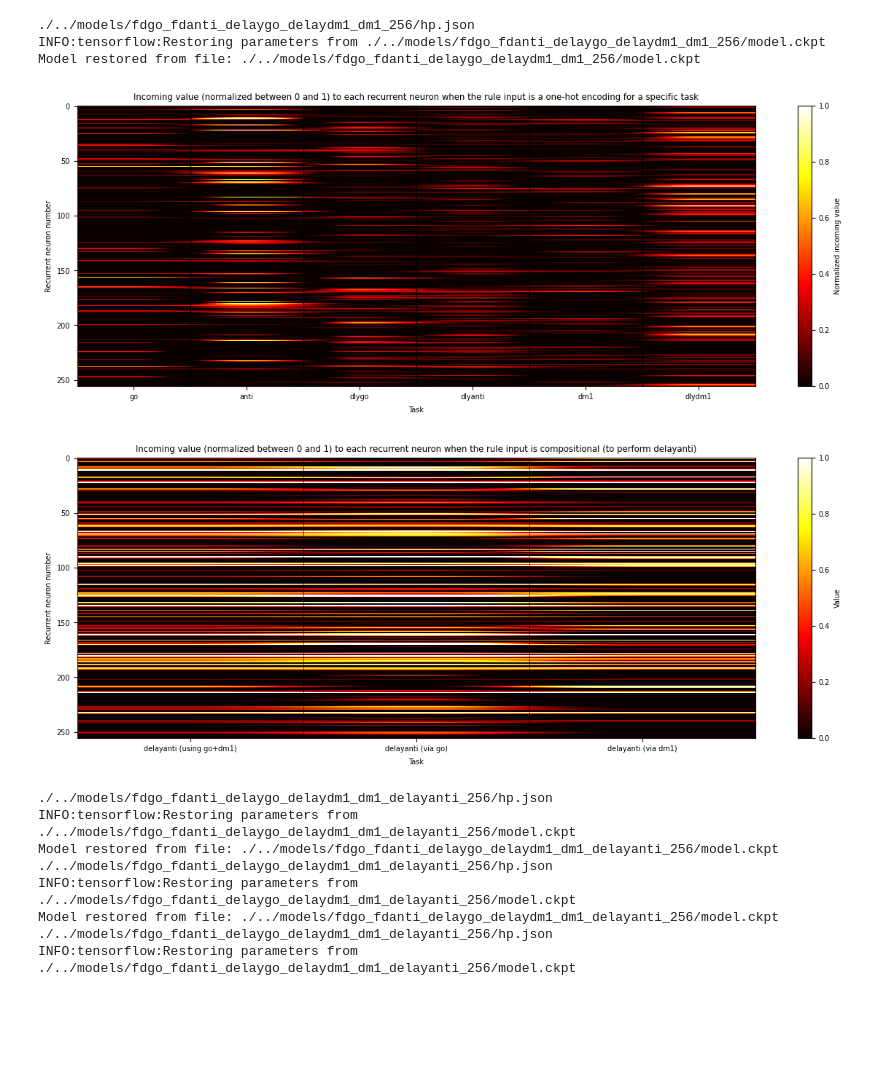
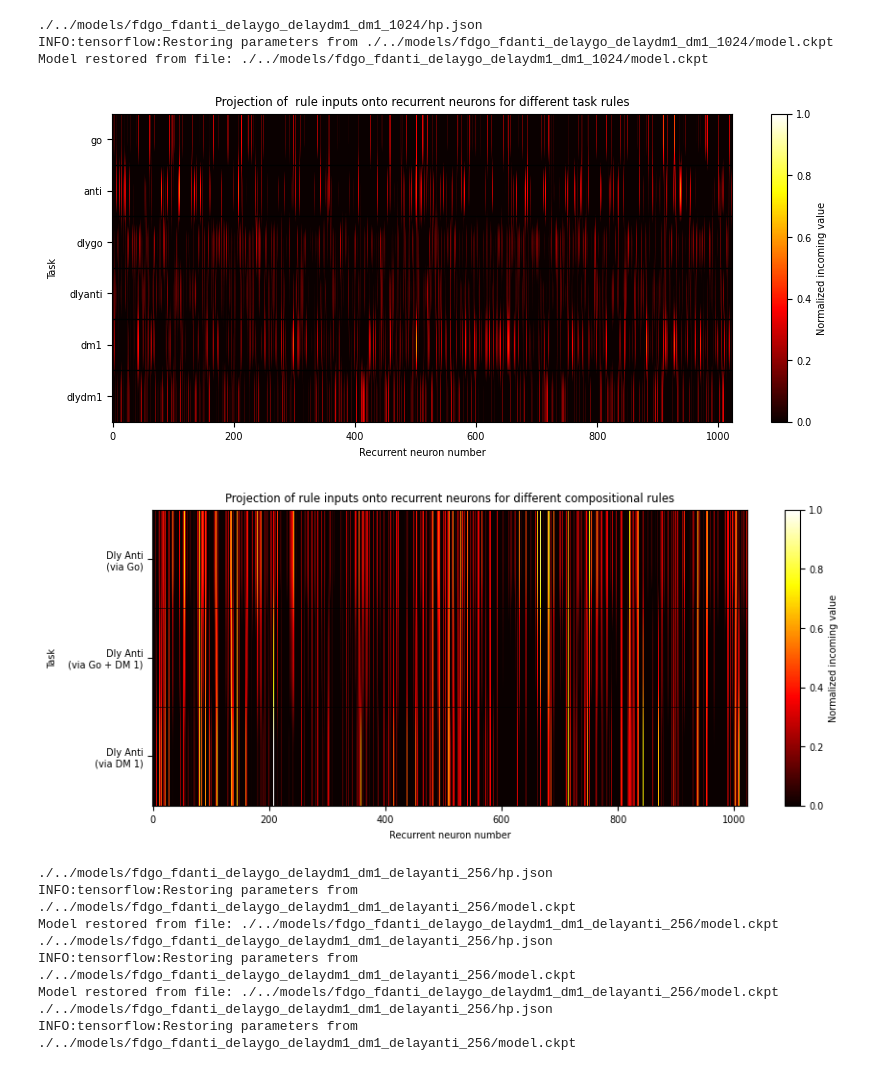
Before and after one commit to burnhamdr/multitask, a Jupyter notebook: rt_visualization.ipynb, the cells around one changed output. Cells and saved outputs as stored; diff of their text form; code cells hidden in the pictures; blank space fills up the shorter version.

```diff
--- a/rt_visualization.ipynb
+++ b/rt_visualization.ipynb
@@ -21,5 +333,5 @@ import matplotlib.pyplot as plt
 # %%
-model_dir='./../models/fdgo_fdanti_delaygo_delaydm1_dm1_256'
+model_dir='./../models/fdgo_fdanti_delaygo_delaydm1_dm1_1024'
 
 model=Model(model_dir)
 
@@ -45,63 +357,67 @@ learned_task_rules={'go':[1,0,0,0,0,0,0,0,0,0,0,0,0,0,0,0,0,0,0,0,0,0],
                     }
 
 compositional_task_rules={#'original delayanti':[0,0,0,0,0,1,0,0,0,0,0,0,0,0,0,0,0,0,0,0,0,0],
-                        'delayanti (using go+dm1)':0.5*np.array([-1,0,1,1,0,0,0,0,0,0,0,0,0,0,0,0,0,0,0,0,0,0])+0.5*np.array([0,0,0,1,0,0,-1,0,0,0,0,1,0,0,0,0,0,0,0,0,0,0]),
-                        'delayanti (via go)':[-1,0,1,1,0,0,0,0,0,0,0,0,0,0,0,0,0,0,0,0,0,0],
-                        'delayanti (via dm1)':[0,0,0,1,0,0,-1,0,0,0,0,1,0,0,0,0,0,0,0,0,0,0],
+                        'Dly Anti\n (via Go)':[-1,0,1,1,0,0,0,0,0,0,0,0,0,0,0,0,0,0,0,0,0,0],
+                        'Dly Anti\n (via Go + DM 1)':0.5*np.array([-1,0,1,1,0,0,0,0,0,0,0,0,0,0,0,0,0,0,0,0,0,0])+0.5*np.array([0,0,0,1,0,0,-1,0,0,0,0,1,0,0,0,0,0,0,0,0,0,0]),
+                        'Dly Anti\n (via DM 1)':[0,0,0,1,0,0,-1,0,0,0,0,1,0,0,0,0,0,0,0,0,0,0],
                         #'delayanti (via dm2)':[0,0,0,1,0,0,0,-1,0,0,0,0,1,0,0,0,0,0,0,0,0,0],
                         #'delayanti (via ctxdm1)':[0,0,0,1,0,0,0,0,-1,0,0,0,0,1,0,0,0,0,0,0,0,0],
                         #'delayanti (via ctxdm2)':[0,0,0,1,0,0,0,0,0,-1,0,0,0,0,1,0,0,0,0,0,0,0],
                         #'delayanti (via multidm)':[0,0,0,1,0,0,0,0,0,0,-1,0,0,0,0,1,0,0,0,0,0,0]
                         }
 
 with tf.Session() as sess:
     model.restore()
 
     in_weights=model.w_in.eval()
     rule_in_weights=in_weights[-22:,:]
 
     one_hot_rules_proj = np.empty((rule_in_weights.shape[1],0))
     comp_rules_proj = np.empty((rule_in_weights.shape[1],0))
 
     for task in learned_task_rules:
         rule_input = learned_task_rules[task]
         res_normal = np.expand_dims(np.matmul(rule_input, rule_in_weights),axis=1)
         one_hot_rules_proj = np.concatenate((one_hot_rules_proj, res_normal), axis=1)
 
-    plt.figure(figsize=(15,5))
-    plt.title('Incoming value (normalized between 0 and 1) to each recurrent neuron when the rule input is a one-hot encoding for a specific task')
-    plt.ylabel('Recurrent neuron number')
-    plt.xlabel('Task', labelpad=len([task for task in learned_task_rules]))
-    plt.imshow(one_hot_rules_proj,aspect='auto',cmap='hot',vmin=0,vmax=1)
+    one_hot_rules_proj=one_hot_rules_proj.T
+
+    fig,ax = plt.subplots(figsize=(10,4))
+    ax.set_title('Projection of  rule inputs onto recurrent neurons for different task rules')
+    ax.set_xlabel('Recurrent neuron number')
+    ax.set_ylabel('Task', labelpad=len([task for task in learned_task_rules]))
+    hmap=ax.imshow(one_hot_rules_proj,aspect='auto',cmap='hot',vmin=0,vmax=1)
     task_list=[task for task in learned_task_rules]
-    plt.xticks(range(len(task_list)),task_list)
-    plt.colorbar(label="Normalized incoming value")
+    ax.set_yticks(range(len(task_list)),task_list)
+    cbar=fig.colorbar(hmap,label="Normalized incoming value")
     for x in range(1, len(task_list)):
-        plt.axvline(x - 0.5, color='black', linewidth=1.)
+        ax.axhline(x - 0.5, color='black', linewidth=1.)
     plt.show()
 
     for task in compositional_task_rules:
         rule_input = compositional_task_rules[task]
         res_normal = np.expand_dims(np.matmul(rule_input, rule_in_weights),axis=1)
         comp_rules_proj = np.concatenate((comp_rules_proj, res_normal), axis=1)
 
-    plt.figure(figsize=(15,5))
-    plt.title('Incoming value (normalized between 0 and 1) to each recurrent neuron when the rule input is compositional (to perform delayanti)')
-    plt.ylabel('Recurrent neuron number')
-    plt.xlabel('Task', labelpad=len([task for task in learned_task_rules]))
-    plt.imshow(comp_rules_proj,aspect='auto',cmap='hot',vmin=0,vmax=1)
+    comp_rules_proj=comp_rules_proj.T
+
+    fig,ax=plt.subplots(figsize=(10,4))
+    ax.set_title('Projection of rule inputs onto recurrent neurons for different compositional rules')
+    ax.set_xlabel('Recurrent neuron number')
+    ax.set_ylabel('Task', labelpad=len([task for task in learned_task_rules]))
+    hmap=ax.imshow(comp_rules_proj,aspect='auto',cmap='hot',vmin=0,vmax=1)
     task_list=[task for task in compositional_task_rules]
-    plt.xticks(range(len(task_list)),task_list)
-    plt.colorbar(label="Value")
+    ax.set_yticks(range(len(task_list)),task_list)
+    cbar=fig.colorbar(hmap,label="Normalized incoming value")
     for x in range(1, len(task_list)):
-        plt.axvline(x - 0.5, color='black', linewidth=0.5)
+        ax.axhline(x - 0.5, color='black', linewidth=0.5)
     plt.show()
 # %% [output]
-./../models/fdgo_fdanti_delaygo_delaydm1_dm1_256/hp.json
-INFO:tensorflow:Restoring parameters from ./../models/fdgo_fdanti_delaygo_delaydm1_dm1_256/model.ckpt
-Model restored from file: ./../models/fdgo_fdanti_delaygo_delaydm1_dm1_256/model.ckpt
+./../models/fdgo_fdanti_delaygo_delaydm1_dm1_1024/hp.json
+INFO:tensorflow:Restoring parameters from ./../models/fdgo_fdanti_delaygo_delaydm1_dm1_1024/model.ckpt
+Model restored from file: ./../models/fdgo_fdanti_delaygo_delaydm1_dm1_1024/model.ckpt
-[figure, old version]
+[figure, new version]
-[figure, old version]
+[figure, new version]
 # %%
 model_dir='./../models/fdgo_fdanti_delaygo_delaydm1_dm1_delayanti_256'
 replace_rule= ['fdgo', 'reactgo', 'delaygo', 'fdanti', 'reactanti', 'delayanti',
```
Also changed, not shown: parts of 15 cells of this notebook, 49 other files.
